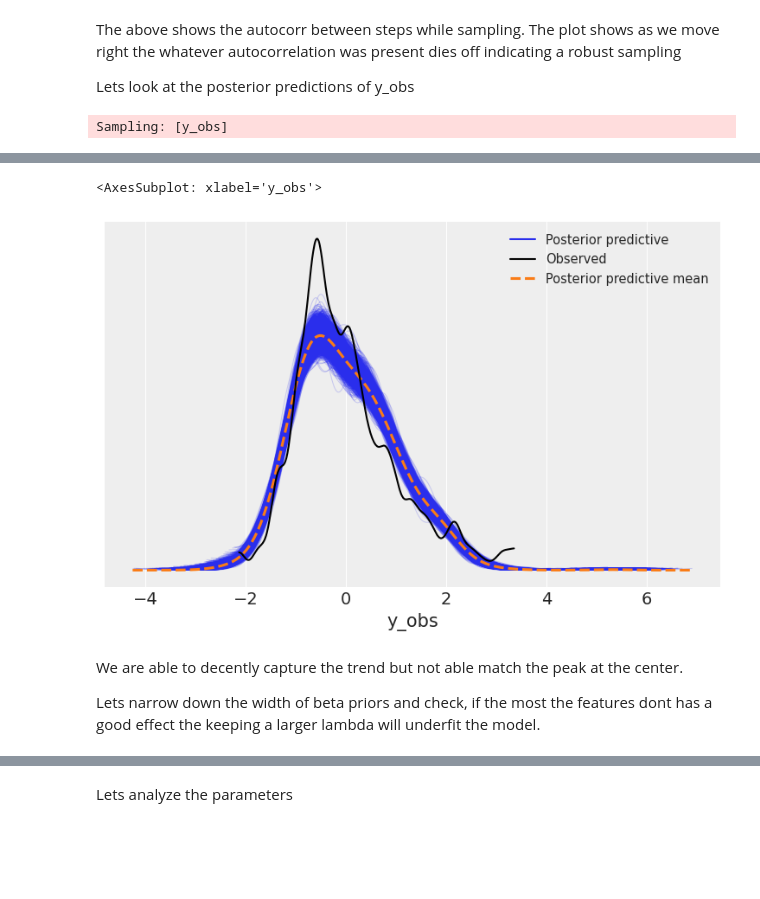
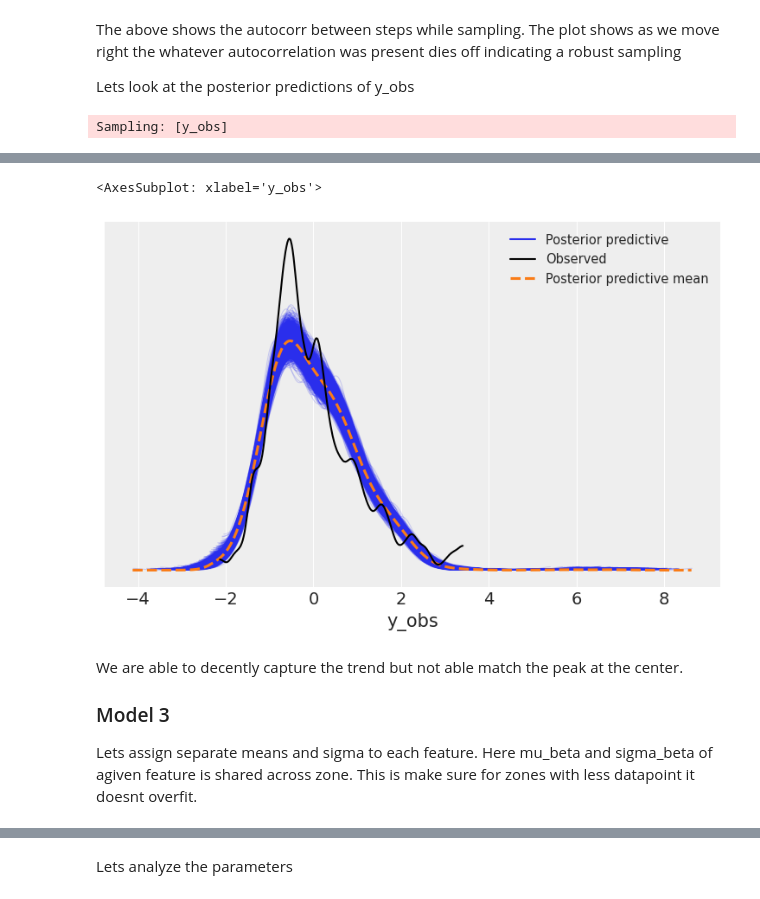
Before and after one commit to hub4akhil/PyMC_projects, a Jupyter notebook: housing_price/hierarchical_modeling.ipynb, the cells around one changed output, grey strips where cells are left out. Drawn from its saved outputs; the diff is of its cells as text; code cells hidden in the pictures; blank space fills up the shorter version.

```diff
--- a/housing_price/hierarchical_modeling.ipynb
+++ b/housing_price/hierarchical_modeling.ipynb
@@ -59,7 +63,8 @@ def standardize(series,mean,std):
 X_train, X_test, y_train, y_test = train_test_split(
     df_house.drop(columns=['Id','Unnamed: 0','SalePrice']),
     df_house['SalePrice'],
-    test_size=0.2
+    test_size=0.2,
+    random_state=23
     )
 mean_train = (X_train.mean(axis=0))
 std_train = X_train.std(axis=0)
@@ -123,7 +137,7 @@ with pm.Model(coords={"zone": np.arange(n_zones), "feature": col_hier}) as hier_
     sigma = pm.HalfNormal("sigma", sigma=2)
     y_obs = pm.Normal("y_obs", mu=mu, sigma=sigma, observed=Y)
 
-    idata = pm.sample(3000, tune=1000)
+    idata = pm.sample(return_inference_data=True,idata_kwargs={'log_likelihood':True})
 # %% [output]
 Initializing NUTS using jitter+adapt_diag...
 Multiprocess sampling (4 chains in 4 jobs)
@@ -136,8 +156,8 @@ There were 100 divergences after tuning. Increase `target_accept` or reparameter
 X_test_hier = X_test.drop("MSZoning", axis=1)
 Zone_test = X_test["MSZoning"].astype("category").cat.codes
 with hier_model1:
-    pm.set_data({"X": X_test_hier.values, "Zone": Zone_test.values})
-    posterior_preds = pm.sample_posterior_predictive(idata_hier, var_names=["mu"])
+    pm.set_data({"X": X_test_hier.values, "zone": Zone_test.values})
+    posterior_preds = pm.sample_posterior_predictive(idata, var_names=["mu"])
 
 mean_preds = posterior_preds.posterior_predictive["mu"].mean(["chain","draw"])
 print("MSE : ",mean_squared_error(y_test,mean_preds))
@@ -170,7 +196,7 @@ with pm.Model(coords={"zone":np.arange(n_zones),"features":col_hier}) as hier_mo
     mu = pm.Deterministic("mu",alpha[mzone]+pm.math.sum(X * beta[mzone], axis=1))
     sigma= pm.HalfNormal("sigma",sigma=2)
     y_obs = pm.StudentT("y_obs",mu=mu,sigma=sigma,nu=10,observed=Y)
-    idata_hier = pm.sample()
+    idata_hier2 = pm.sample(return_inference_data=True,idata_kwargs={'log_likelihood':True})
 # %% [output]
 Initializing NUTS using jitter+adapt_diag...
 Multiprocess sampling (4 chains in 4 jobs)
@@ -206,20 +237,20 @@ The above shows the autocorr between steps while sampling. The plot shows as we
 Lets look at the posterior predictions of y_obs
 # %%
 with hier_model2:
-    ppc = pm.sample_posterior_predictive(idata_hier)
-    idata_hier.extend(ppc)
+    ppc = pm.sample_posterior_predictive(idata_hier2)
+    idata_hier2.extend(ppc)
 
-az.plot_ppc(idata_hier)
+az.plot_ppc(idata_hier2)
 # %% [output]
 Sampling: [y_obs]
 [interactive output not drawn]
 [interactive output not drawn]
 <AxesSubplot: xlabel='y_obs'>
-[figure, old version]
+[figure, new version]
 # %% [markdown]
 We are able to decently capture the trend but not able match the peak at the center.
-
-Lets narrow down the width of beta priors and check, if the most the features dont has a good effect the keeping a larger lambda will underfit the model.
+### Model 3
+Lets assign separate means and sigma to each feature. Here mu_beta and sigma_beta of agiven feature is shared across zone. This is make sure for zones with less datapoint it doesnt overfit.
 # %%
 coords = {"zones":np.arange(n_zones),"features":col_hier}
 with pm.Model(coords = coords) as hier_model3:
```
Also changed, not shown: parts of 36 cells of this notebook, 9 other files.
